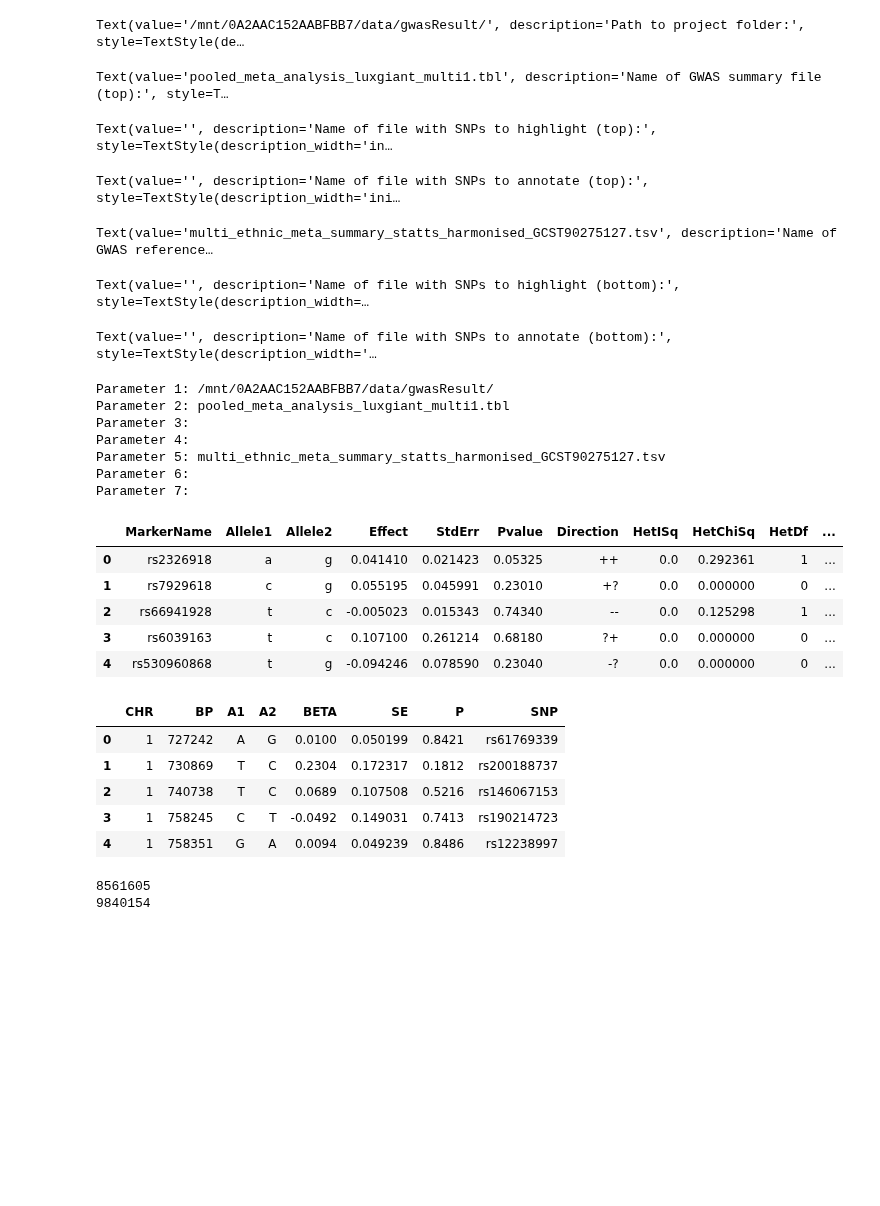
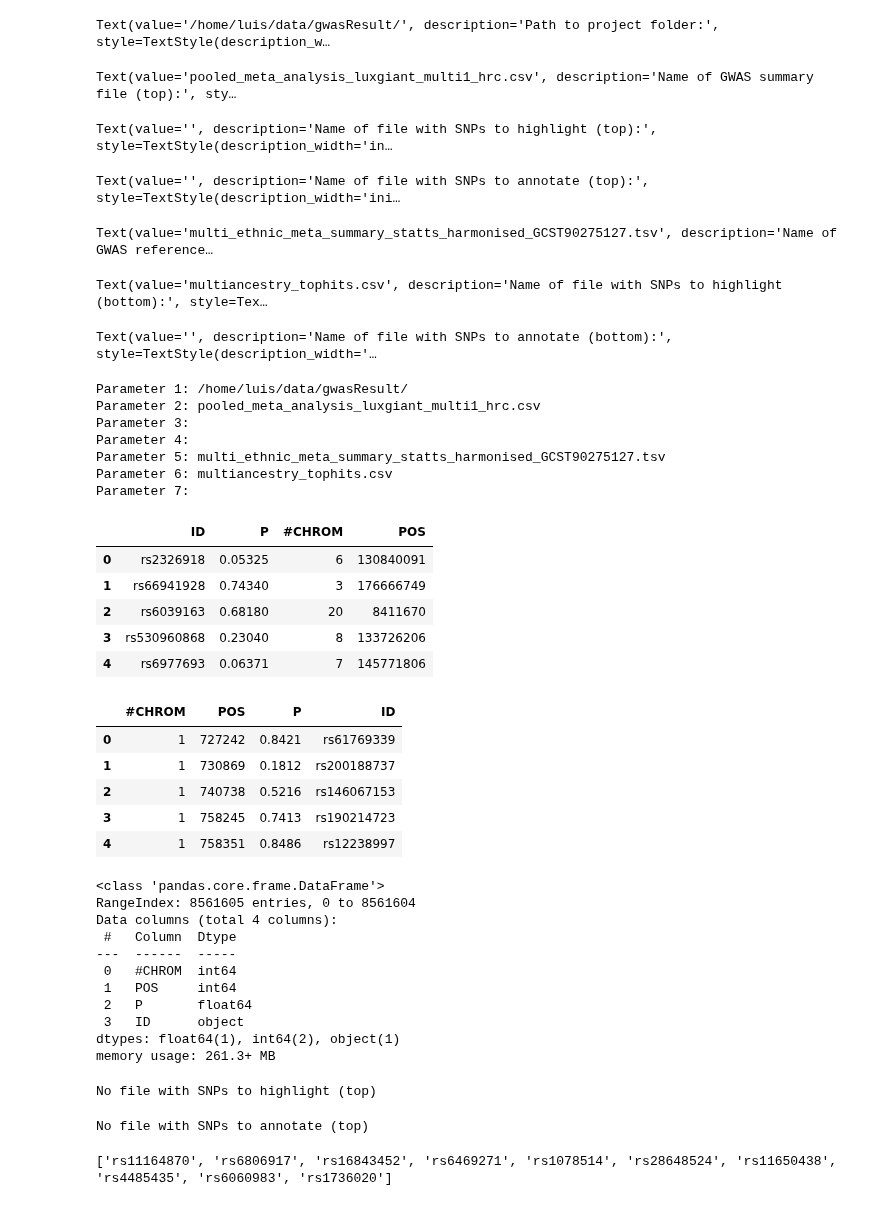
Before and after one commit to cge-tubingens/IDEAL-GENOM, a Jupyter notebook: viz_notebooks/miami2.ipynb, the cells around one changed output. Saved outputs shown, nothing was run; the diff lists cells and outputs as text; code cells hidden in the pictures; blank space fills up the shorter version.

```diff
--- a/viz_notebooks/miami2.ipynb
+++ b/viz_notebooks/miami2.ipynb
@@ -14,13 +14,13 @@ from IPython.display import display
 
 # Create interactive widgets for input
 input_path = widgets.Text(
-    value='/mnt/0A2AAC152AABFBB7/data/gwasResult/',
+    value='/home/luis/data/gwasResult/',
     description='Path to project folder:',
     style={'description_width': 'initial'}
 )
 
 top_name = widgets.Text(
-    value='pooled_meta_analysis_luxgiant_multi1.tbl',
+    value='pooled_meta_analysis_luxgiant_multi1_hrc.csv',
     description='Name of GWAS summary file (top):',
     style={'description_width': 'initial'}
 )
@@ -44,7 +44,7 @@ bottom_name = widgets.Text(
 )
 
 bottom_highlight = widgets.Text(
-    value='',
+    value='multiancestry_tophits.csv',
     description='Name of file with SNPs to highlight (bottom):',
     style={'description_width': 'initial'}
 )
@@ -62,12 +62,12 @@ display(input_path, top_name, top_highlight, top_annotate, bottom_name, bottom_h
 def get_params():
     return input_path.value, top_name.value, top_highlight.value, top_annotate.value, bottom_name.value, bottom_highlight.value, bottom_annotate.value
 # %% [output]
-Text(value='/mnt/0A2AAC152AABFBB7/data/gwasResult/', description='Path to project folder:', style=TextStyle(de…
+Text(value='/home/luis/data/gwasResult/', description='Path to project folder:', style=TextStyle(description_w…
-Text(value='pooled_meta_analysis_luxgiant_multi1.tbl', description='Name of GWAS summary file (top):', style=T…
+Text(value='pooled_meta_analysis_luxgiant_multi1_hrc.csv', description='Name of GWAS summary file (top):', sty…
 Text(value='', description='Name of file with SNPs to highlight (top):', style=TextStyle(description_width='in…
 Text(value='', description='Name of file with SNPs to annotate (top):', style=TextStyle(description_width='ini…
 Text(value='multi_ethnic_meta_summary_statts_harmonised_GCST90275127.tsv', description='Name of GWAS reference…
-Text(value='', description='Name of file with SNPs to highlight (bottom):', style=TextStyle(description_width=…
+Text(value='multiancestry_tophits.csv', description='Name of file with SNPs to highlight (bottom):', style=Tex…
 Text(value='', description='Name of file with SNPs to annotate (bottom):', style=TextStyle(description_width='…
 # %%
 # Use the parameter values
@@ -80,47 +80,61 @@ print(f"Parameter 5: {path_params[4]}")
 print(f"Parameter 6: {path_params[5]}")
 print(f"Parameter 7: {path_params[6]}")
 # %% [output]
-Parameter 1: /mnt/0A2AAC152AABFBB7/data/gwasResult/
-Parameter 2: pooled_meta_analysis_luxgiant_multi1.tbl
+Parameter 1: /home/luis/data/gwasResult/
+Parameter 2: pooled_meta_analysis_luxgiant_multi1_hrc.csv
 Parameter 3:
 Parameter 4:
 Parameter 5: multi_ethnic_meta_summary_statts_harmonised_GCST90275127.tsv
-Parameter 6:
+Parameter 6: multiancestry_tophits.csv
 Parameter 7:
 # %%
 import pandas as pd
 
 df_top = pd.read_table(
-    os.path.join(path_params[0], path_params[1]), sep='\t'
+    os.path.join(path_params[0], path_params[1]), sep='\t',
+    usecols=['MarkerName', 'Pvalue', '#CHROM', 'POS']
 )
+df_top.columns = ['ID', 'P', '#CHROM', 'POS']
 df_top.head(5)
 # %% [output]
-|  | MarkerName | Allele1 | Allele2 | Effect | StdErr | Pvalue | Direction | HetISq | HetChiSq | HetDf | ... |
-| 0 | rs2326918 | a | g | 0.041410 | 0.021423 | 0.05325 | ++ | 0.0 | 0.292361 | 1 | ... |
-| 1 | rs7929618 | c | g | 0.055195 | 0.045991 | 0.23010 | +? | 0.0 | 0.000000 | 0 | ... |
-| 2 | rs66941928 | t | c | -0.005023 | 0.015343 | 0.74340 | -- | 0.0 | 0.125298 | 1 | ... |
-| 3 | rs6039163 | t | c | 0.107100 | 0.261214 | 0.68180 | ?+ | 0.0 | 0.000000 | 0 | ... |
-| 4 | rs530960868 | t | g | -0.094246 | 0.078590 | 0.23040 | -? | 0.0 | 0.000000 | 0 | ... |
+|  | ID | P | #CHROM | POS |
+| 0 | rs2326918 | 0.05325 | 6 | 130840091 |
+| 1 | rs66941928 | 0.74340 | 3 | 176666749 |
+| 2 | rs6039163 | 0.68180 | 20 | 8411670 |
+| 3 | rs530960868 | 0.23040 | 8 | 133726206 |
+| 4 | rs6977693 | 0.06371 | 7 | 145771806 |
 # %%
 df_bottom = pd.read_csv(
-    os.path.join(path_params[0], path_params[4]), sep='\t'
+    os.path.join(path_params[0], path_params[4]), sep='\t',
+    usecols=['CHR', 'BP', 'P', 'SNP']
 )
+df_bottom.columns = ['#CHROM', 'POS', 'P', 'ID']
+df_bottom['POS'] = df_bottom['POS'].astype(int)
+df_bottom['#CHROM'] = df_bottom['#CHROM'].astype(int)
 df_bottom.head(5)
 # %% [output]
-|  | CHR | BP | A1 | A2 | BETA | SE | P | SNP |
-| 0 | 1 | 727242 | A | G | 0.0100 | 0.050199 | 0.8421 | rs61769339 |
-| 1 | 1 | 730869 | T | C | 0.2304 | 0.172317 | 0.1812 | rs200188737 |
-| 2 | 1 | 740738 | T | C | 0.0689 | 0.107508 | 0.5216 | rs146067153 |
-| 3 | 1 | 758245 | C | T | -0.0492 | 0.149031 | 0.7413 | rs190214723 |
-| 4 | 1 | 758351 | G | A | 0.0094 | 0.049239 | 0.8486 | rs12238997 |
+|  | #CHROM | POS | P | ID |
+| 0 | 1 | 727242 | 0.8421 | rs61769339 |
+| 1 | 1 | 730869 | 0.1812 | rs200188737 |
+| 2 | 1 | 740738 | 0.5216 | rs146067153 |
+| 3 | 1 | 758245 | 0.7413 | rs190214723 |
+| 4 | 1 | 758351 | 0.8486 | rs12238997 |
-# %%
-print(df_bottom.shape[0])
-print(df_top.shape[0])
-# %% [output]
-8561605
-9840154
+# %%
+df_bottom.info()
+# %% [output]
+<class 'pandas.core.frame.DataFrame'>
+RangeIndex: 8561605 entries, 0 to 8561604
+Data columns (total 4 columns):
+ #   Column  Dtype
+---  ------  -----
+ 0   #CHROM  int64
+ 1   POS     int64
+ 2   P       float64
+ 3   ID      object
+dtypes: float64(1), int64(2), object(1)
+memory usage: 261.3+ MB
 # %%
-if path_params[2] is not None or path_params[2] != '':
+if path_params[2] is not None and path_params[2] != '':
     top_highlit_path = os.path.join(path_params[0], path_params[2])
     if os.path.exists(top_highlit_path):
         df_high_top = pd.read_csv(
@@ -135,6 +149,8 @@ if path_params[2] is not None or path_params[2] != '':
 else:
     print('No file with SNPs to highlight (top)')
     top_to_highlight = []
+# %% [output]
+No file with SNPs to highlight (top)
 # %%
 if path_params[3] is not None and path_params[3] != '':
     top_anno_path = os.path.join(path_params[0], path_params[3])
@@ -151,6 +167,8 @@ if path_params[3] is not None and path_params[3] != '':
 else:
     print('No file with SNPs to annotate (top)')
     top_to_annotate = []
+# %% [output]
+No file with SNPs to annotate (top)
 # %%
 if path_params[5] is not None and path_params[5] != '':
     bottom_highlit_path = os.path.join(path_params[0], path_params[5])
@@ -167,6 +185,8 @@ if path_params[5] is not None and path_params[5] != '':
 else:
     print('No file with SNPs to highlight (bottom)')
     bottom_to_highlight = []
+# %% [output]
+['rs11164870', 'rs6806917', 'rs16843452', 'rs6469271', 'rs1078514', 'rs28648524', 'rs11650438', 'rs4485435', 'rs6060983', 'rs1736020']
 # %%
 if path_params[6] is not None and path_params[6] != '':
     bottom_anno_path = os.path.join(path_params[0], path_params[6])
```
Also changed, not shown: parts of 2 cells of this notebook, 1 other file.
